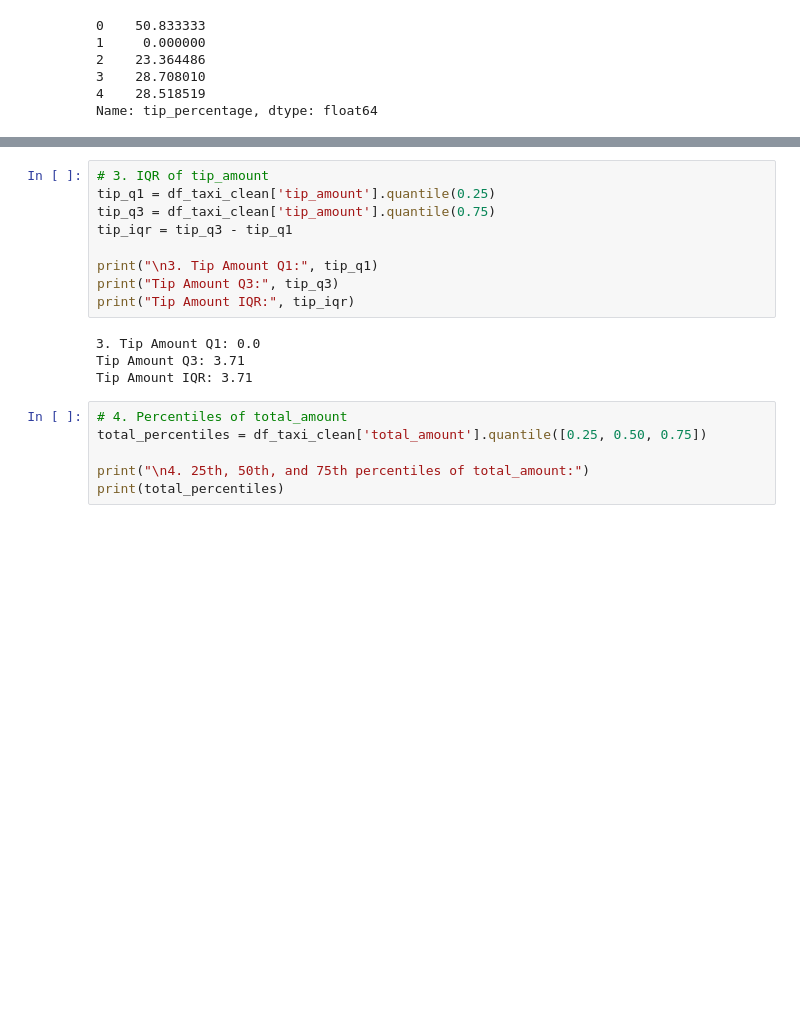
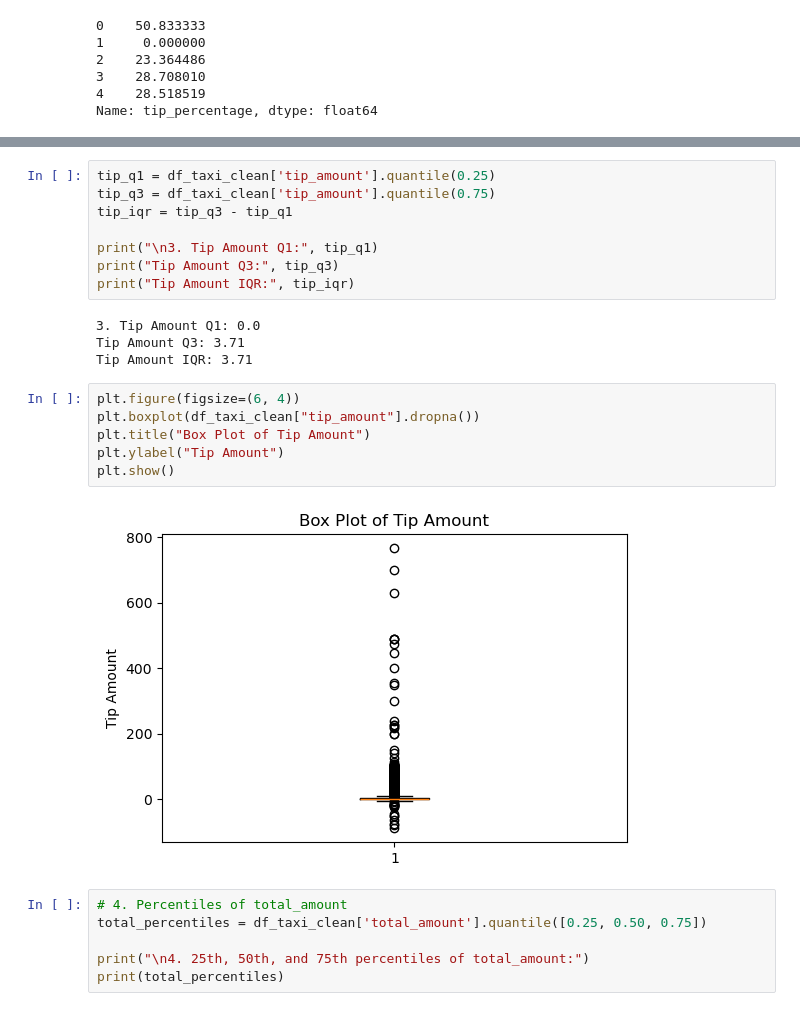
Before and after one commit to AbdullahWB/Big_data, a Jupyter notebook: lab_2/NYC Taxi & Limousine Commission.ipynb, the cells around one changed output, grey strips where cells are left out. Saved outputs shown, nothing was run; the diff lists cells and outputs as text; blank space fills up the shorter version.

```diff
--- a/lab_2/NYC Taxi & Limousine Commission.ipynb
+++ b/lab_2/NYC Taxi & Limousine Commission.ipynb
@@ -537,5 +542,4 @@ Passenger Count Mode: 1
 # %%
-# 3. IQR of tip_amount
 tip_q1 = df_taxi_clean['tip_amount'].quantile(0.25)
 tip_q3 = df_taxi_clean['tip_amount'].quantile(0.75)
 tip_iqr = tip_q3 - tip_q1
@@ -547,6 +551,14 @@ print("Tip Amount IQR:", tip_iqr)
 3. Tip Amount Q1: 0.0
 Tip Amount Q3: 3.71
 Tip Amount IQR: 3.71
+# %%
+plt.figure(figsize=(6, 4))
+plt.boxplot(df_taxi_clean["tip_amount"].dropna())
+plt.title("Box Plot of Tip Amount")
+plt.ylabel("Tip Amount")
+plt.show()
+# %% [output]
+[figure, added]
 # %%
 # 4. Percentiles of total_amount
 total_percentiles = df_taxi_clean['total_amount'].quantile([0.25, 0.50, 0.75])
```
Also changed, not shown: parts of 21 cells of this notebook, 2 other files.
